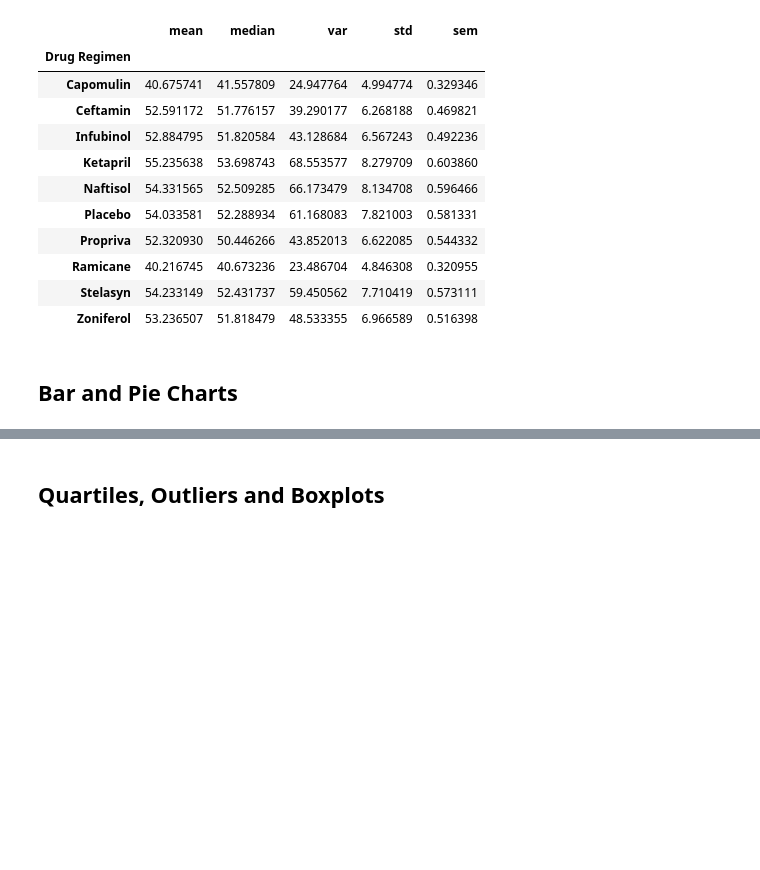
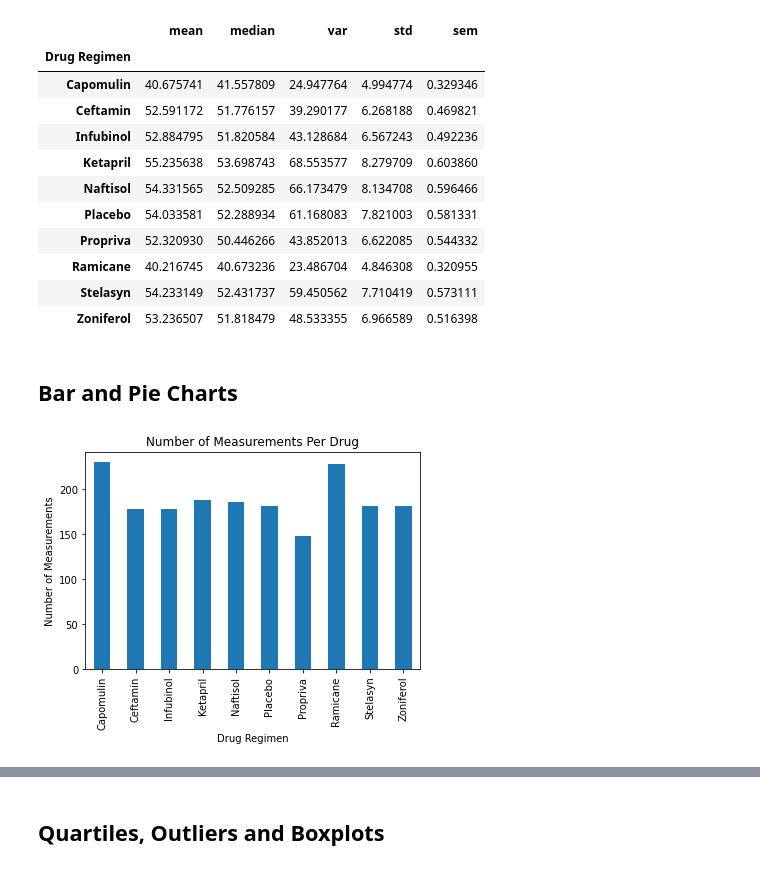
Before and after one commit to njmorr/matplotlib-challenge, a Jupyter notebook: pymaceuticals.ipynb, the cells around one changed output, grey strips where cells are left out. Saved outputs shown, nothing was run; the diff lists cells and outputs as text; code cells hidden in the pictures; blank space fills up the shorter version.

```diff
--- a/pymaceuticals.ipynb
+++ b/pymaceuticals.ipynb
@@ -167,6 +168,14 @@ agg_summary
 ## Bar and Pie Charts
 # %%
 # Generate a bar plot showing the total number of measurements taken on each drug regimen using pandas.
+drug_count = drug_regimen["Drug Regimen"].count()
+
+drug_chart = drug_count.plot(kind="bar", title="Number of Measurements Per Drug")
+drug_chart.set_ylabel("Number of Measurements")
+
+plt.show()
+# %% [output]
+[figure, added]
 # %%
 # Generate a bar plot showing the total number of measurements taken on each drug regimen using pyplot.
 x_names = clean_data["Drug Regimen"].unique()
```
Also changed, not shown: parts of 4 cells of this notebook.
